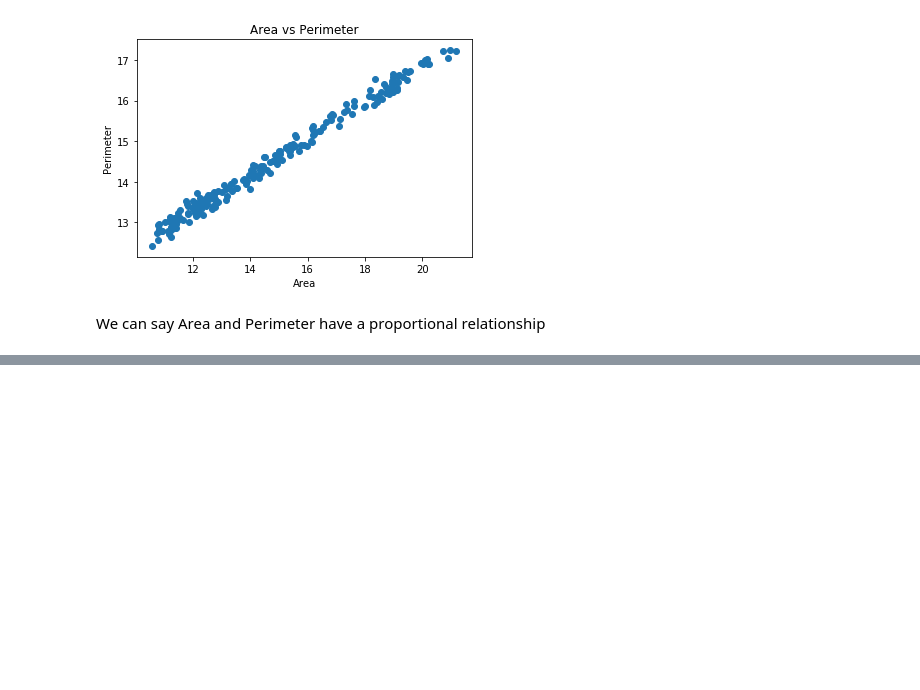
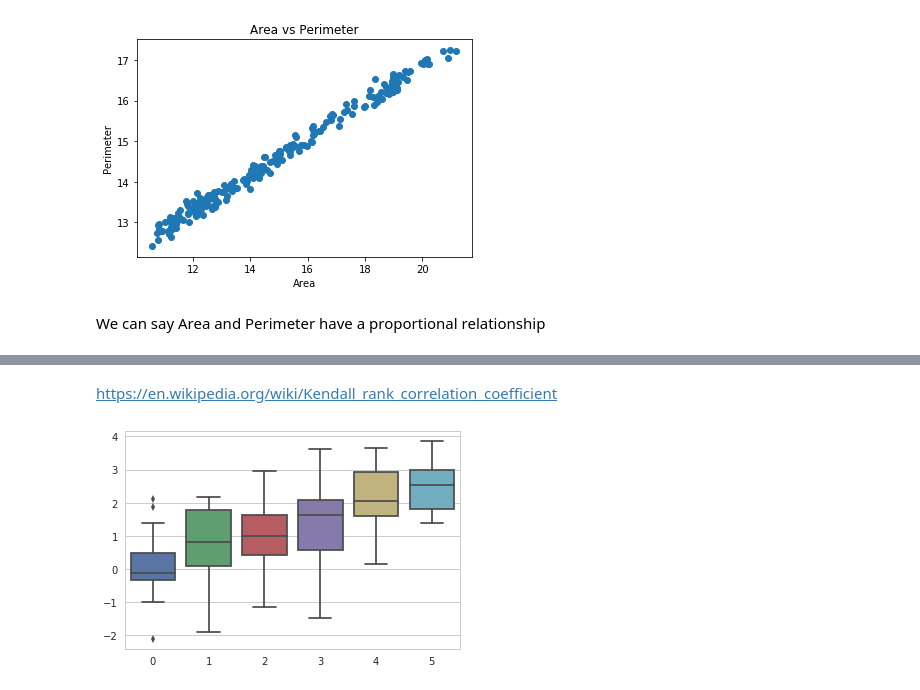
Before and after one commit to soaresdominic/ClusterAnalysis, a Jupyter notebook: DataViz.ipynb, the cells around one changed output, grey strips where cells are left out. Saved outputs shown, nothing was run; the diff lists cells and outputs as text; code cells hidden in the pictures; blank space fills up the shorter version.

```diff
--- a/DataViz.ipynb
+++ b/DataViz.ipynb
@@ -74,0 +85,8 @@ We can say Area and Perimeter have a proportional relationship
+# %% [markdown]
+https://en.wikipedia.org/wiki/Kendall_rank_correlation_coefficient
+# %%
+sns.set_style("whitegrid")
+databp = np.random.normal(size=(20, 6)) + np.arange(6) / 2
+sns.boxplot(data=databp);   ####EDA
+# %% [output]
+[figure, added]
```
Also changed, not shown: parts of 4 cells of this notebook.
